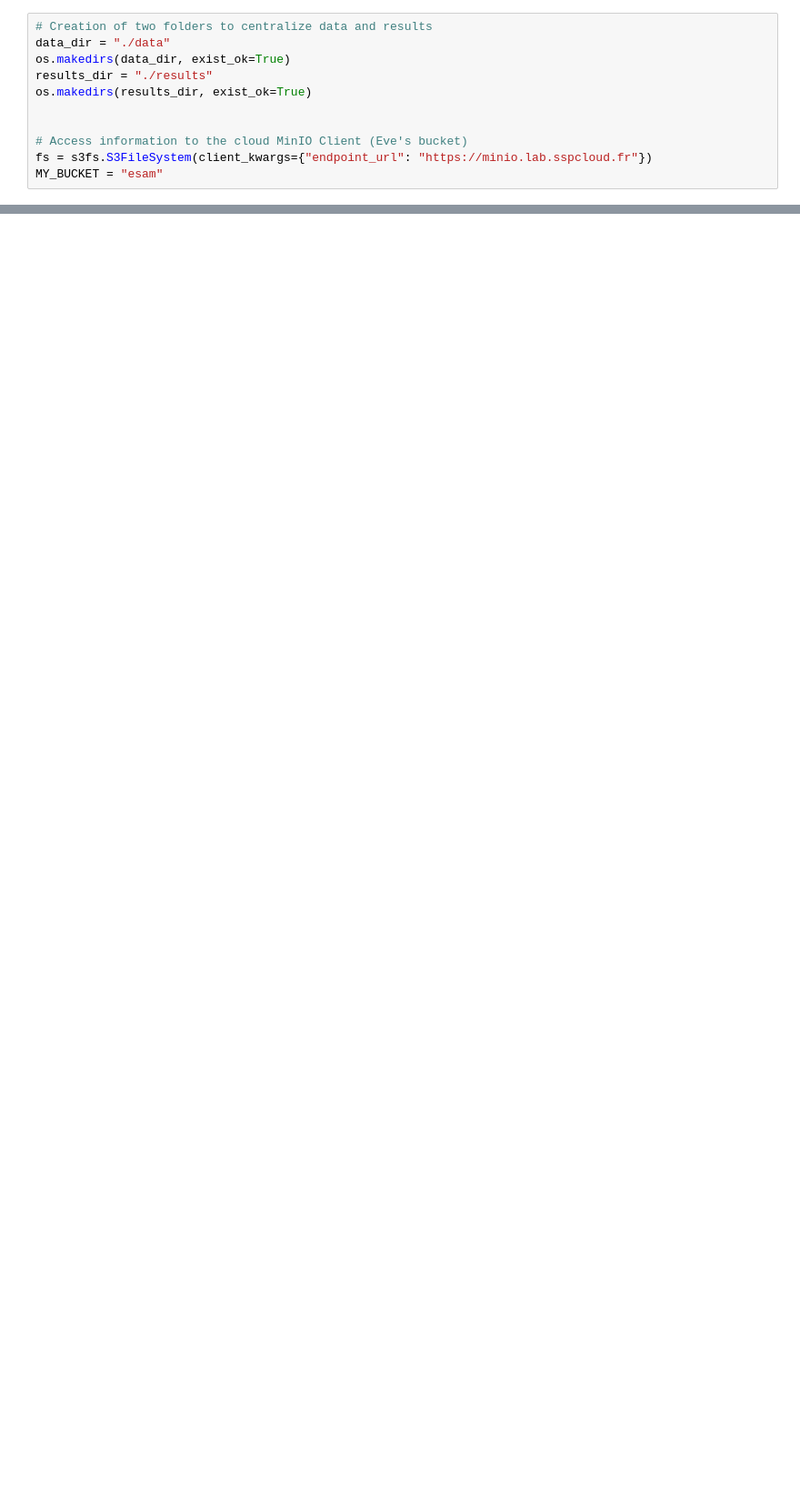
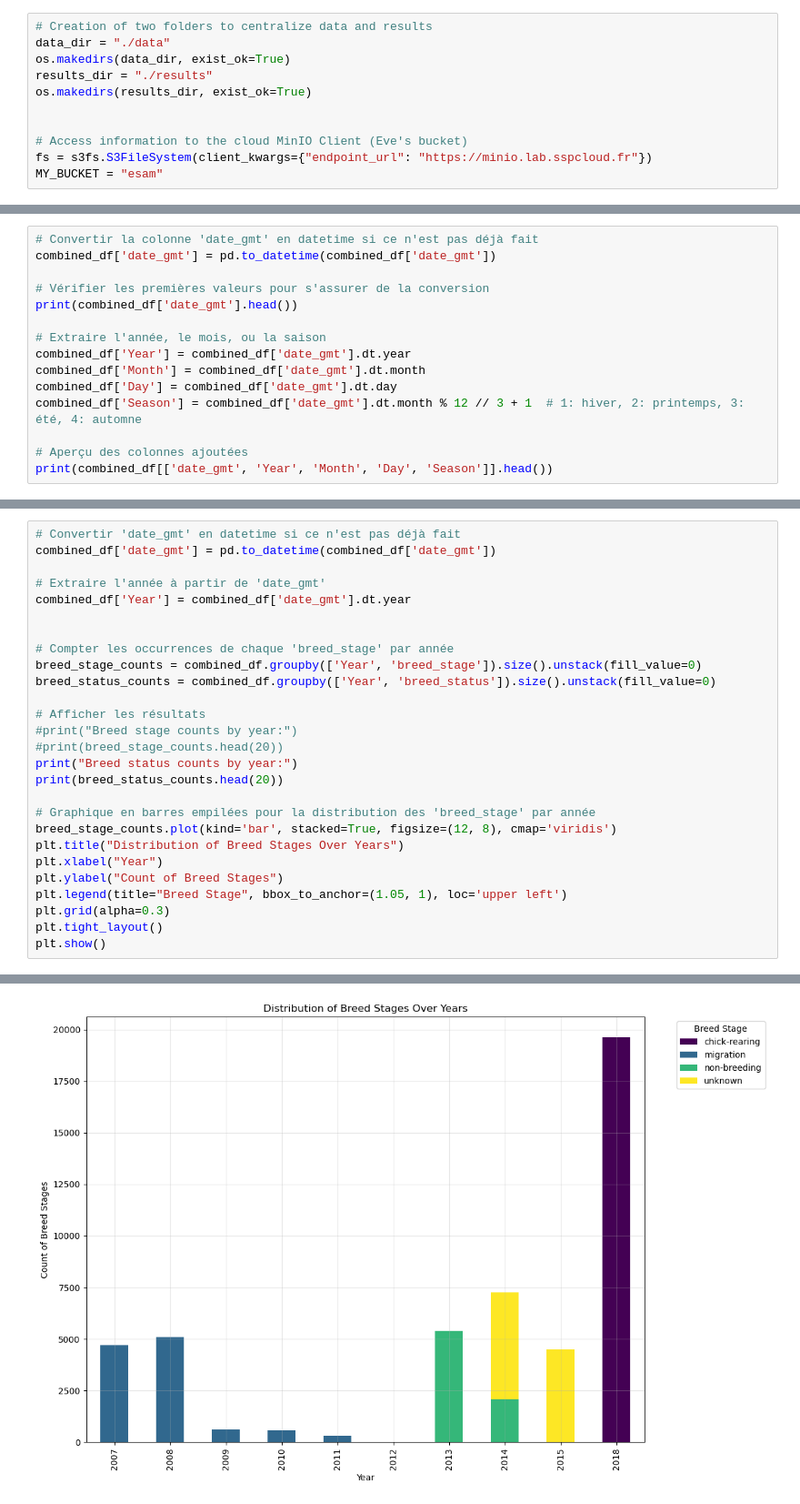
Before and after one commit to audreybvt/projet_python_2024_ENSAE, a Jupyter notebook: trackingdata.ipynb, the cells around one changed output, grey strips where cells are left out. Shown at 91% size. Saved outputs shown, nothing was run; the diff lists cells and outputs as text; blank space fills up the shorter version.

```diff
--- a/trackingdata.ipynb
+++ b/trackingdata.ipynb
@@ -49,0 +150,15 @@ MY_BUCKET = "esam"
+# %%
+# Convertir la colonne 'date_gmt' en datetime si ce n'est pas déjà fait
+combined_df['date_gmt'] = pd.to_datetime(combined_df['date_gmt'])
+
+# Vérifier les premières valeurs pour s'assurer de la conversion
+print(combined_df['date_gmt'].head())
+
+# Extraire l'année, le mois, ou la saison
+combined_df['Year'] = combined_df['date_gmt'].dt.year
+combined_df['Month'] = combined_df['date_gmt'].dt.month
+combined_df['Day'] = combined_df['date_gmt'].dt.day
+combined_df['Season'] = combined_df['date_gmt'].dt.month % 12 // 3 + 1  # 1: hiver, 2: printemps, 3: été, 4: automne
+
+# Aperçu des colonnes ajoutées
+print(combined_df[['date_gmt', 'Year', 'Month', 'Day', 'Season']].head())
@@ -49,0 +178,28 @@ MY_BUCKET = "esam"
+# %%
+# Convertir 'date_gmt' en datetime si ce n'est pas déjà fait
+combined_df['date_gmt'] = pd.to_datetime(combined_df['date_gmt'])
+
+# Extraire l'année à partir de 'date_gmt'
+combined_df['Year'] = combined_df['date_gmt'].dt.year
+
+
+# Compter les occurrences de chaque 'breed_stage' par année
+breed_stage_counts = combined_df.groupby(['Year', 'breed_stage']).size().unstack(fill_value=0)
+breed_status_counts = combined_df.groupby(['Year', 'breed_status']).size().unstack(fill_value=0)
+
+# Afficher les résultats
+#print("Breed stage counts by year:")
+#print(breed_stage_counts.head(20))
+print("Breed status counts by year:")
+print(breed_status_counts.head(20))
+
+# Graphique en barres empilées pour la distribution des 'breed_stage' par année
+breed_stage_counts.plot(kind='bar', stacked=True, figsize=(12, 8), cmap='viridis')
+plt.title("Distribution of Breed Stages Over Years")
+plt.xlabel("Year")
+plt.ylabel("Count of Breed Stages")
+plt.legend(title="Breed Stage", bbox_to_anchor=(1.05, 1), loc='upper left')
+plt.grid(alpha=0.3)
+plt.tight_layout()
+plt.show()
+# %% [output]
@@ -49,0 +219 @@ MY_BUCKET = "esam"
+[figure, added]
```
Also changed, not shown: parts of 5 cells of this notebook, 10 other files.
